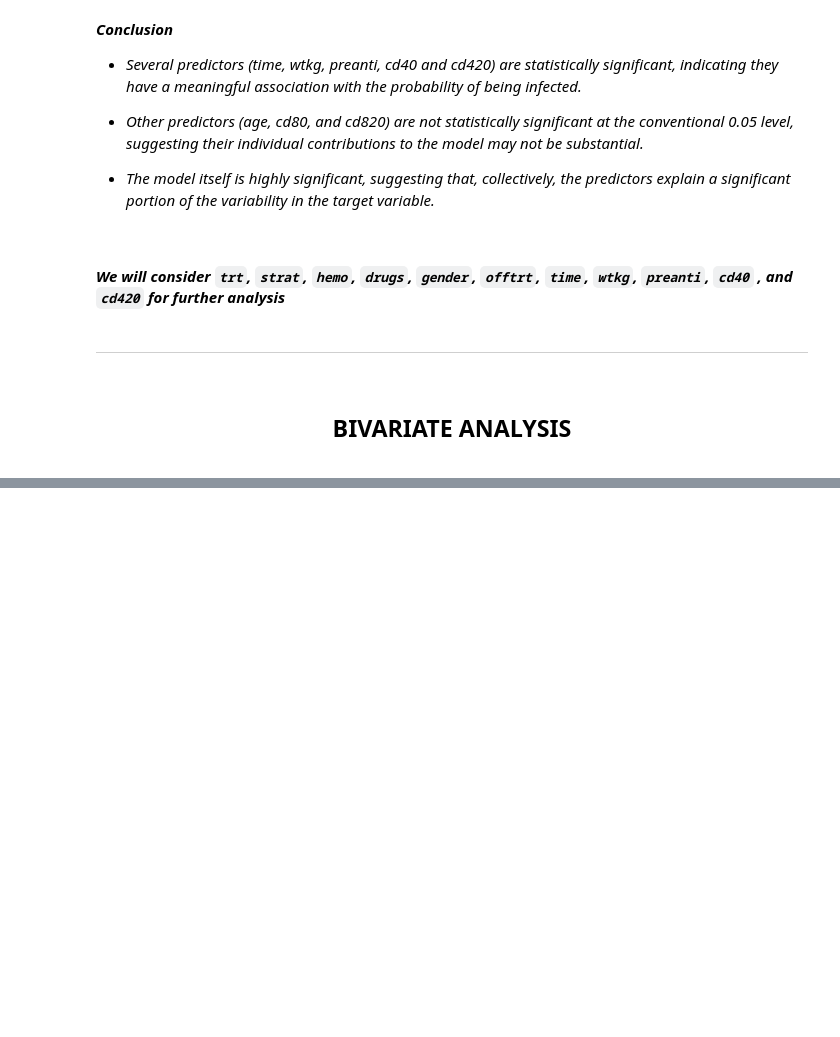
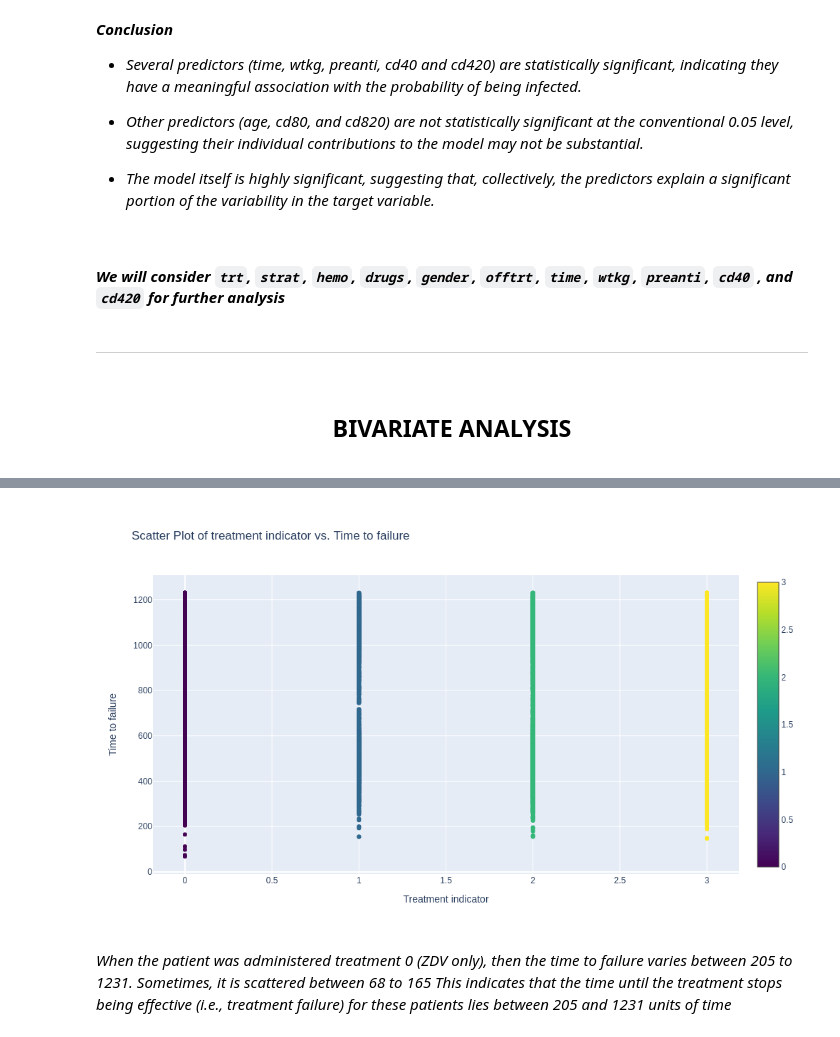
Before and after one commit to NityaVerma19/EDA-AIDS-virus-infection, a Jupyter notebook: eda-insights-on-aids-infection.ipynb, the cells around one changed output, grey strips where cells are left out. Saved outputs shown, nothing was run; the diff lists cells and outputs as text; code cells hidden in the pictures; blank space fills up the shorter version.

Commit message:
bivariate: trt vs time

```diff
--- a/eda-insights-on-aids-infection.ipynb
+++ b/eda-insights-on-aids-infection.ipynb
@@ -2095,0 +2112,44 @@ cd820         -0.0001    5.5e-05     -1.933      0.053      -0.000     1.5e-06
+# %%
+scatter_trace = go.Scatter(
+    x=df['trt'],
+    y=df['time'],
+    mode='markers',
+    marker=dict(
+        color=df['trt'],
+        colorscale='Viridis',  # Optional: Choose a colorscale
+        showscale=True
+    )
+)
+''
+# Set up the layout
+layout = go.Layout(
+    width=1000,
+    height=600,
+    xaxis=dict(title='Treatment indicator'),
+    yaxis=dict(title='Time to failure '),
+    title='Scatter Plot of treatment indicator vs. Time to failure'
+)
+
+fig.update_layout(
+    title="Scatter Plot of Treatment Indicator vs. Time to Failure",
+    title_font_family="Times New Roman",
+    title_font_color="#000000",
+    paper_bgcolor='#ffffff',
+    plot_bgcolor='#ffffff',
+    xaxis=dict(title='Treatment Indicator'),
+    yaxis=dict(title='Time to Failure')
+)
+
+
+fig.update_layout(width=1000)
+
+# Create the figure
+fig = go.Figure(data=[scatter_trace], layout=layout)
+
+# Display the figure
+fig.show('png')
+# %% [output]
+[figure, added]
+# %% [markdown]
+*When the patient was administered treatment 0 (ZDV only), then the time to failure varies between 205 to 1231. Sometimes, it is scattered between 68 to 165*
+*This indicates that the time until the treatment stops being effective (i.e., treatment failure) for these patients lies between 205 and 1231 units of time*
```
Also changed, not shown: parts of 4 cells of this notebook.
